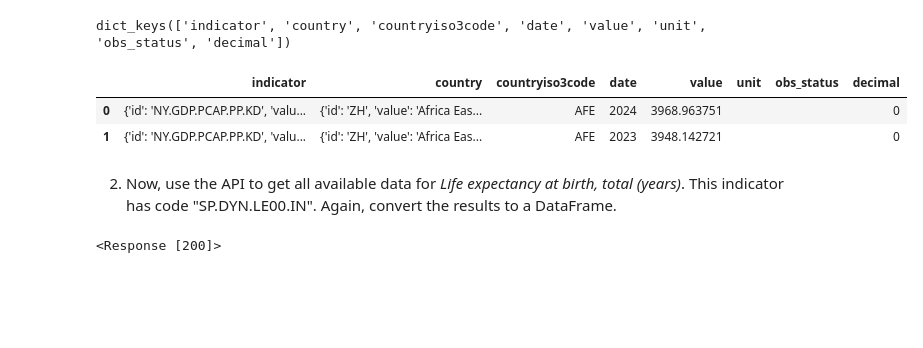
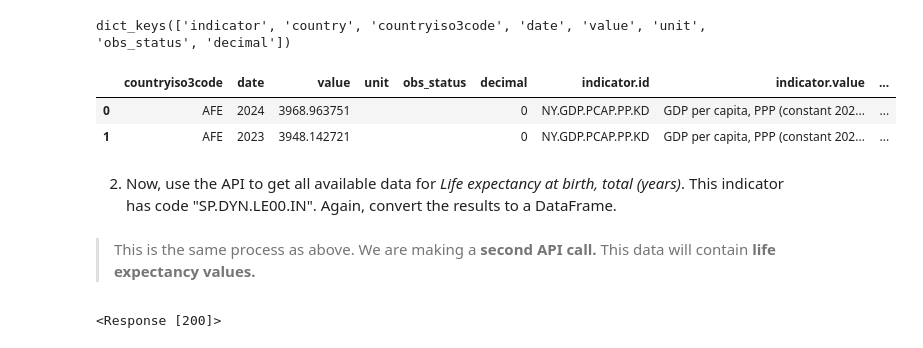
Before and after one commit to nss-data-science-cohort-9/apis-exercise-Grantalan, a Jupyter notebook: notebooks/UNData_API_Exercise.ipynb, the cells around one changed output. Drawn from its saved outputs; the diff is of its cells as text; code cells hidden in the pictures; blank space fills up the shorter version.

```diff
--- a/notebooks/UNData_API_Exercise.ipynb
+++ b/notebooks/UNData_API_Exercise.ipynb
@@ -50,14 +60,16 @@ res[1][0].keys()
 # %% [output]
 dict_keys(['indicator', 'country', 'countryiso3code', 'date', 'value', 'unit', 'obs_status', 'decimal'])
 # %%
-gdp_df = pd.DataFrame(res[1])
+gdp_df = pd.json_normalize(res[1])
 gdp_df.head(2)
 # %% [output]
-|  | indicator | country | countryiso3code | date | value | unit | obs_status | decimal |
-| 0 | {'id': 'NY.GDP.PCAP.PP.KD', 'valu... | {'id': 'ZH', 'value': 'Africa Eas... | AFE | 2024 | 3968.963751 |  |  | 0 |
-| 1 | {'id': 'NY.GDP.PCAP.PP.KD', 'valu... | {'id': 'ZH', 'value': 'Africa Eas... | AFE | 2023 | 3948.142721 |  |  | 0 |
+|  | countryiso3code | date | value | unit | obs_status | decimal | indicator.id | indicator.value | ... |
+| 0 | AFE | 2024 | 3968.963751 |  |  | 0 | NY.GDP.PCAP.PP.KD | GDP per capita, PPP (constant 202... | ... |
+| 1 | AFE | 2023 | 3948.142721 |  |  | 0 | NY.GDP.PCAP.PP.KD | GDP per capita, PPP (constant 202... | ... |
 # %% [markdown]
 2. Now, use the API to get all available data for _Life expectancy at birth, total (years)_. This indicator has code "SP.DYN.LE00.IN". Again, convert the results to a DataFrame.
+# %% [markdown]
+>  This is the same process as above. We are making a **second API call.** This data will contain **life expectancy values.**
 # %%
 endpoint2 = 'https://api.worldbank.org/v2/country/all/indicator/SP.DYN.LE00.IN?format=json&per_page=20000'
 
```
Also changed, not shown: parts of 12 cells of this notebook.
